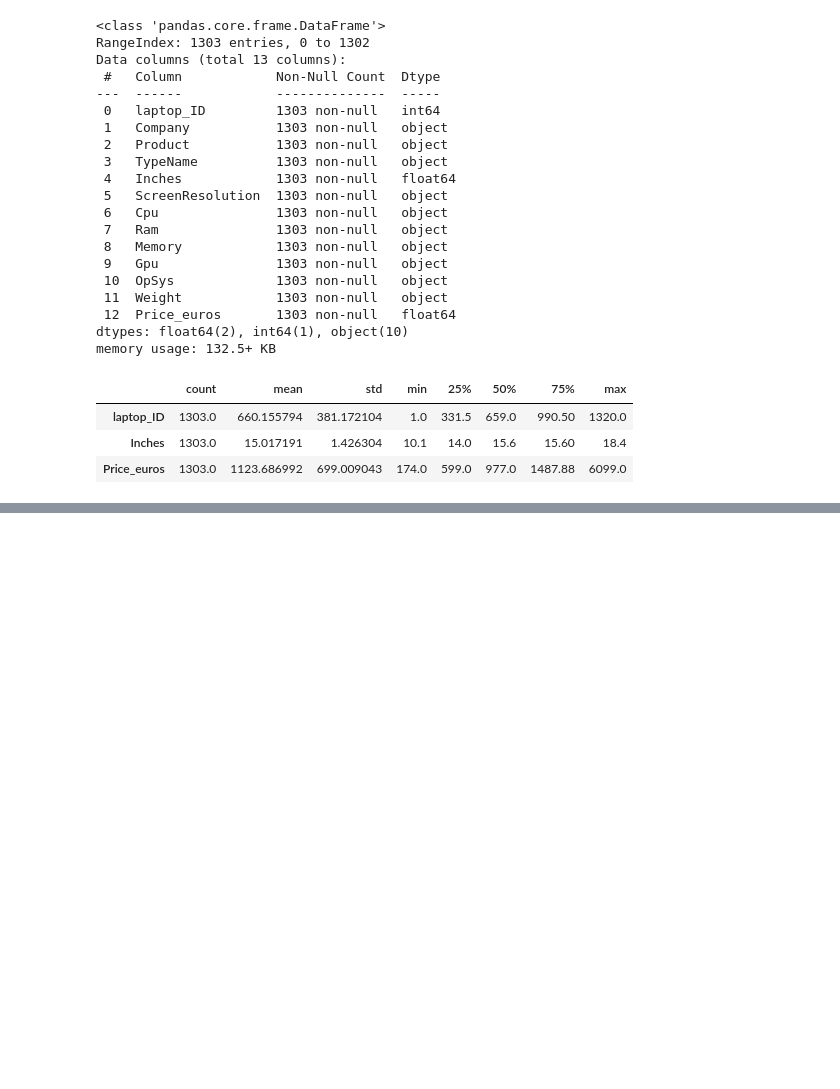
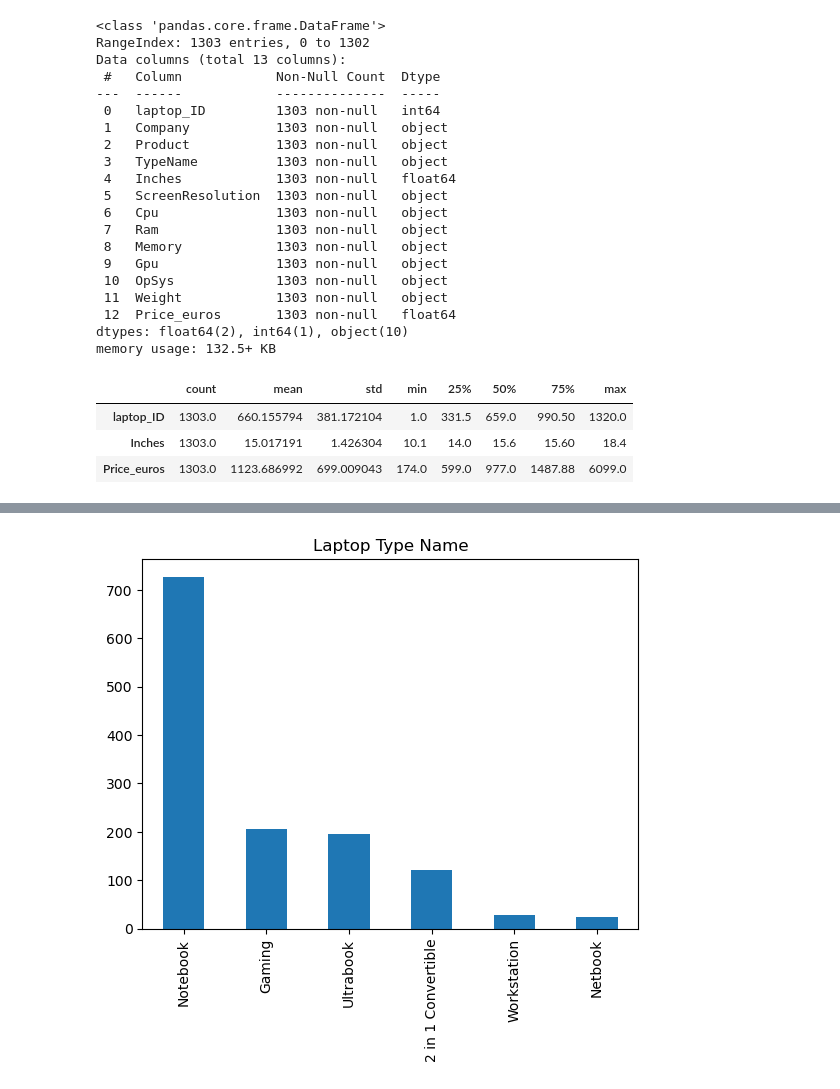
Before and after one commit to Sialsanwal/Data-Science, a Jupyter notebook: Laptop Price/EDA.ipynb, the cells around one changed output, grey strips where cells are left out. Cells and saved outputs as stored; diff of their text form; code cells hidden in the pictures; blank space fills up the shorter version.

```diff
--- a/Laptop Price/EDA.ipynb
+++ b/Laptop Price/EDA.ipynb
@@ -54,0 +98,6 @@ df.describe().T
+# %%
+df.TypeName.value_counts().plot(kind='bar')
+plt.title("Laptop Type Name")
+plt.show()
+# %% [output]
+[figure, added]
```
Also changed, not shown: parts of 10 cells of this notebook.
